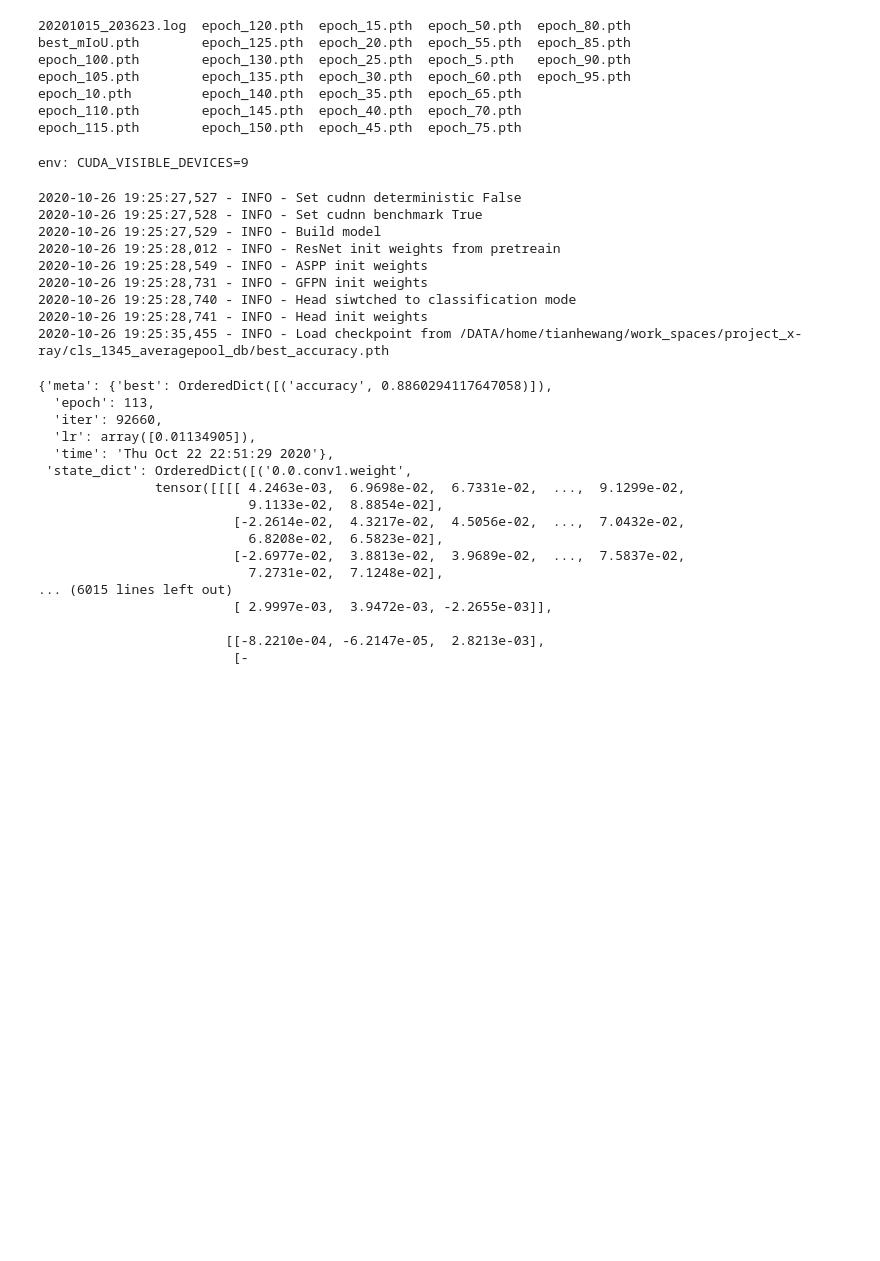
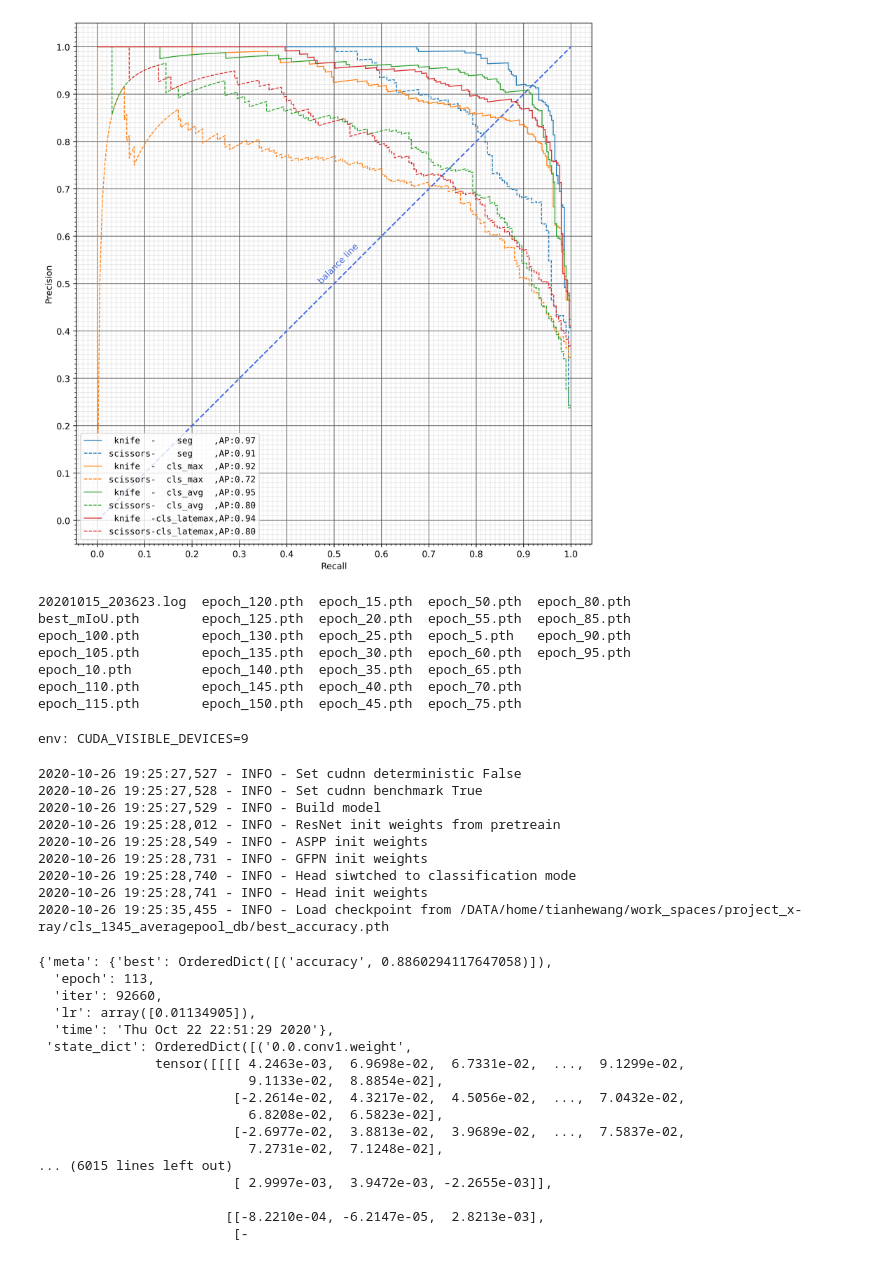
Before and after one commit to DarthThomas/vedaseg, a Jupyter notebook: vis.ipynb, the cells around one changed output. Saved outputs shown, nothing was run; the diff lists cells and outputs as text; code cells hidden in the pictures; blank space fills up the shorter version.

Commit message:
update visualize

```diff
--- a/vis.ipynb
+++ b/vis.ipynb
@@ -16,3 +17,85 @@ from vedaseg.runners import InferenceRunner
 from vedaseg.datasets import build_dataset
 from vedaseg.transforms import build_transform
 from pycocotools.coco import COCO
+# %%
+dataset_name = 'ks1'
+dataset_type = 'test'
+# model_name = 'seg'  # 'cls_latemax'
+cat_name = ['knife', 'scissors']
+# cat_id = [0, 1]
+cat_id = [0, 1]
+color_per_model = {
+    'seg':'C0',
+    'cls_max':'C1',
+    'cls_avg':'C2',
+    'cls_latemax':'C3'
+}
+style_per_cat = ['-', '--']
+
+precision = dict()
+recall = dict()
+average_precision = dict()
+fig = plt.figure(11, figsize=(9, 9), dpi=400)
+plt.xlabel('Recall')
+plt.ylabel('Precision')
+plt.ylim([0.5, 1.05])
+plt.xlim([0.0, 1.05])
+plt.minorticks_on()
+
+fig.axes[0].xaxis.set_major_locator(MultipleLocator(0.1))
+fig.axes[0].yaxis.set_major_locator(MultipleLocator(0.1))
+fig.axes[0].xaxis.set_minor_locator(MultipleLocator(0.01))
+fig.axes[0].yaxis.set_minor_locator(MultipleLocator(0.01))
+fig.axes[0].axis('equal')
+
+plt.grid(b=True, which='major', color='#666666', linestyle='-')
+plt.grid(b=True, which='minor', color='#999999', linestyle='-', alpha=0.2)
+
+plt.plot(np.arange(0.0, 1.01, 0.01),
+         np.arange(0.0, 1.01, 0.01),
+         color='royalblue',
+         linestyle='--')
+plt.annotate("balance line", xy=(0.5, 0.5), color='royalblue',
+             rotation=45, xytext=(-20, 0), textcoords='offset points')
+
+for model_name in color_per_model:
+
+    target_folder = os.path.join('res_pkls', dataset_name, model_name)
+    label_fn = os.path.join(target_folder, f'label_{dataset_type}.pkl')
+    score_fn = os.path.join(target_folder, f'score_{dataset_type}.pkl')
+
+    with open(label_fn, 'rb') as l_f:
+        label_list = pickle.load(l_f)
+
+
+    with open(score_fn, 'rb') as s_f:
+        score_list = pickle.load(s_f)
+
+    with np.printoptions(precision=2, suppress=True):
+        print(model_name,
+              np.argmax(score_list[:, 1] - label_list[:, 1]),
+              max(score_list[:, 1] - label_list[:, 1]))
+
+
+
+    for i in cat_id:
+        precision[i], recall[i], _ = precision_recall_curve(label_list[:, i],
+                                                            score_list[:, i])
+        ap = average_precision_score(label_list[:, i], score_list[:, i])
+        line_kwargs = {'label': f"{cat_name[i]:^8}-{model_name:^11},AP:{ap:.2f}",
+                       'color': color_per_model[model_name],
+                       'linestyle': style_per_cat[i],
+                       'linewidth': 1,}
+        plt.plot(recall[i], precision[i], **line_kwargs)
+#         for idx, (prec, recal) in enumerate(zip(precision[i], recall[i])):
+#             if idx % 3:
+#                 continue
+#             plt.annotate(f"p:{prec:.2f}, r:{recal:.2f}",
+#                          xy=(recal, prec), xytext=(recal, prec + 0.005),
+#                          color=line_kwargs['color'], fontsize=3, rotation=45)
+        plt.legend(loc='lower left', prop={'family':'monospace'})
+        plt.tight_layout()
+plt.show()
+#     plt.savefig(os.path.join(export_path, timestamp + f'_pr_curve_of_cat_{cat_id}'), dpi=400)
+#     plt.close()
+# %% [output]
@@ -19,3 +106,4 @@ from pycocotools.coco import COCO
+[figure, added]
 # %%
 %ls /DATA/home/tianhewang/work_spaces/project_x-ray/xray_seg_ks0_lr003_150E_1153/
 # %% [output]
```
Also changed, not shown: parts of 4 cells of this notebook.
